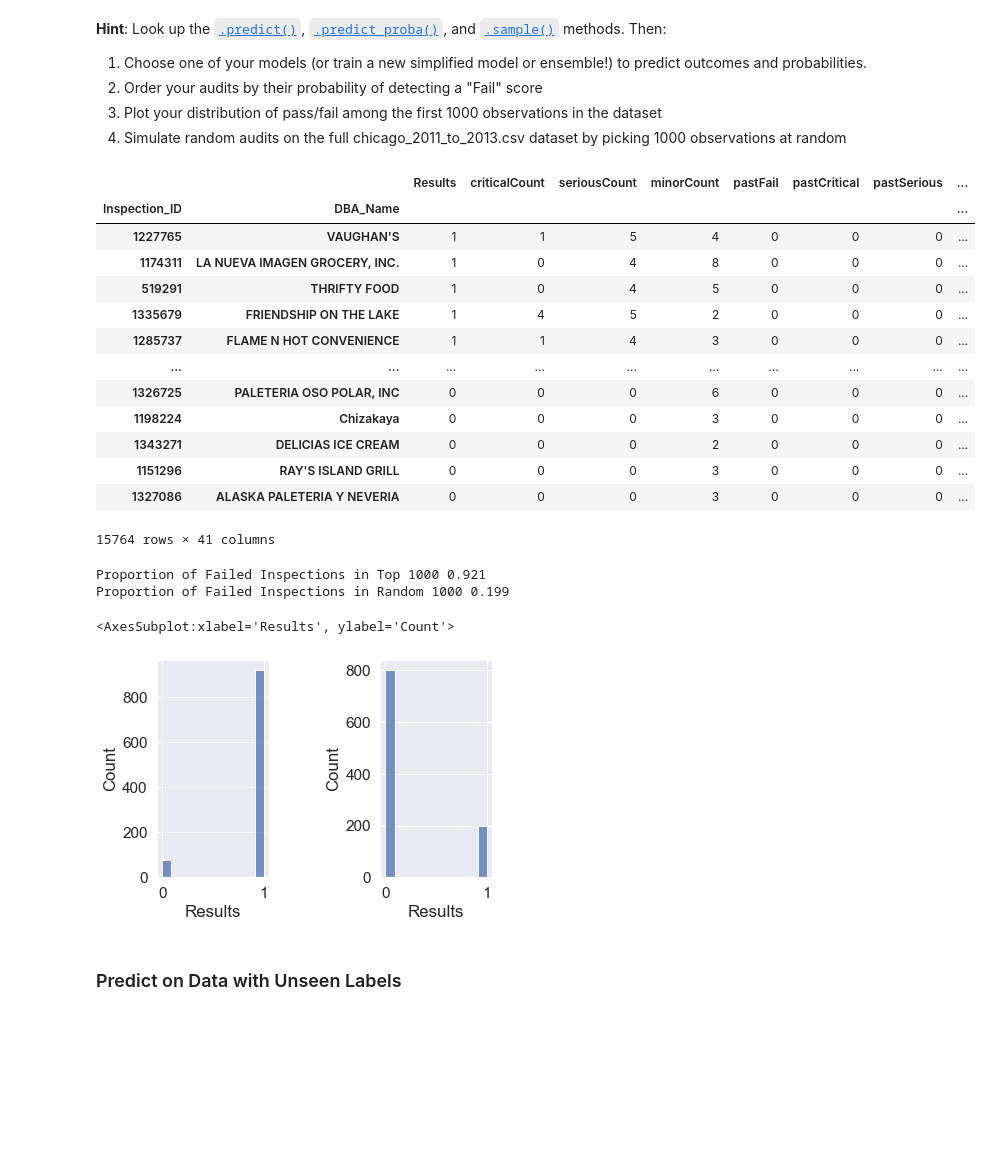
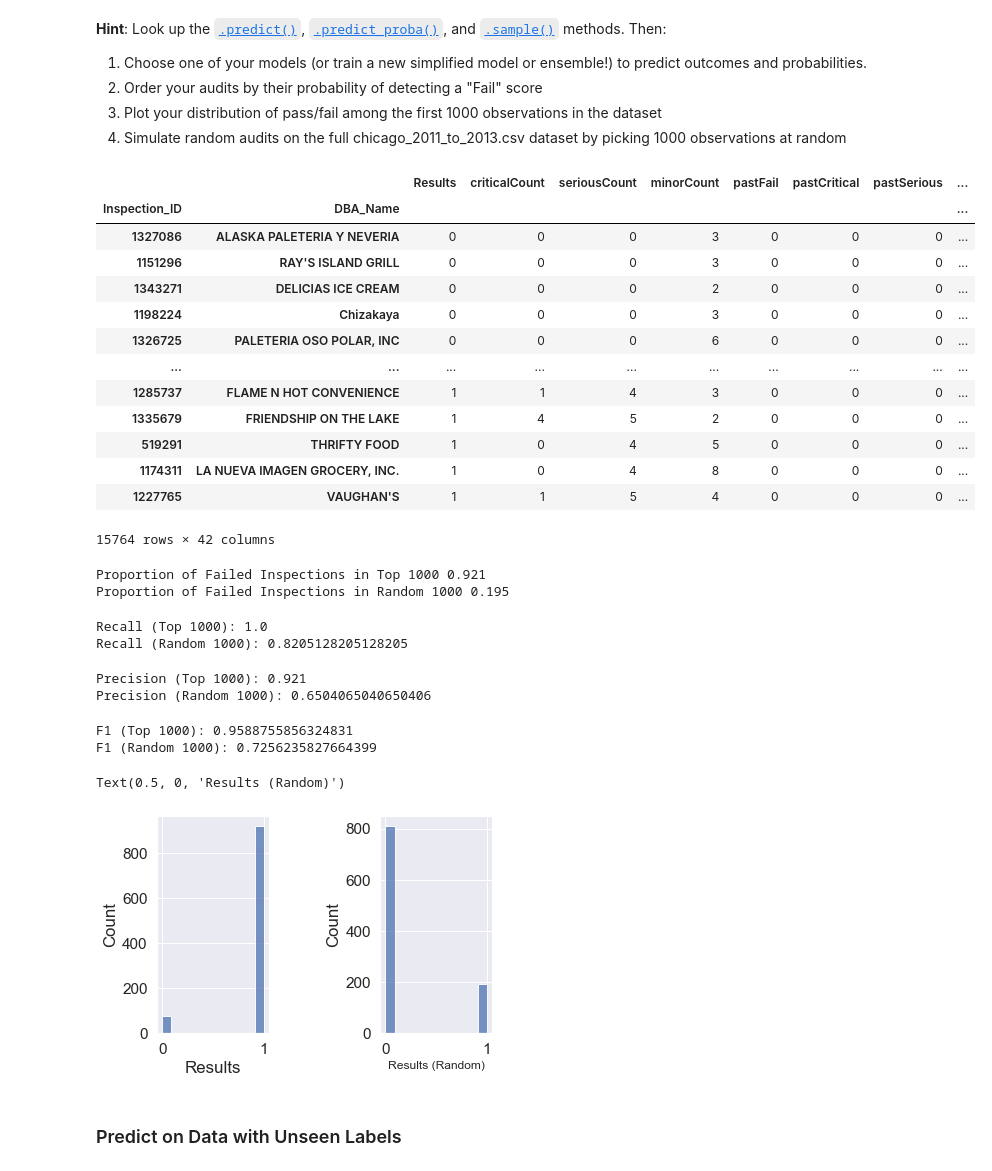
Before and after one commit to lawrence-j-liu/CSS_Project-3_Team-3_Fall-2020, a Jupyter notebook: Project 3 Students.ipynb, the cells around one changed output. Cells and saved outputs as stored; diff of their text form; code cells hidden in the pictures; blank space fills up the shorter version.

Commit message:
Added metrics and finished prediction

```diff
--- a/Project 3 Students.ipynb
+++ b/Project 3 Students.ipynb
@@ -553,36 +561,38 @@ plt.show()
 # %%
 #AR: we should use SVC here, because it has the highest F1 (by a bit?)
 #LL: I agree. F1 aside, would it also be fair to say that we care a bit more about recall than precision here?
 #LL: If so, that would still push us towards SVC, but maybe we could chat more on Wed. about which metric we care most about and why?
 
 #AR: this currently covers steps 1 & 2
 #LL: I did 3 in the next cell
 best_svm = SVC(**svm_grid.cv_results_["params"][best_indexSVM], probability=True)
 
 X_scaled = scaler.fit_transform(X)
 
+prediction = best_svm.fit(X_scaled, y).predict(X_scaled)
 probs = best_svm.fit(X_scaled, y).predict_proba(X_scaled)[:,1]
 
 audit_table = chicago_inspections_2011_to_2013
 
+audit_table["predict"] = prediction
 audit_table["probs"] = probs
 
-audit_table.sort_values("probs")
+audit_table.sort_values("probs", ascending = False)
 # %% [output]
 |  |  | Results | criticalCount | seriousCount | minorCount | pastFail | pastCritical | pastSerious | ... |
 | Inspection_ID | DBA_Name |  |  |  |  |  |  |  | ... |
+| 1327086 | ALASKA PALETERIA Y NEVERIA | 0 | 0 | 0 | 3 | 0 | 0 | 0 | ... |
+| 1151296 | RAY'S ISLAND GRILL | 0 | 0 | 0 | 3 | 0 | 0 | 0 | ... |
+| 1343271 | DELICIAS ICE CREAM | 0 | 0 | 0 | 2 | 0 | 0 | 0 | ... |
+| 1198224 | Chizakaya | 0 | 0 | 0 | 3 | 0 | 0 | 0 | ... |
+| 1326725 | PALETERIA OSO POLAR, INC | 0 | 0 | 0 | 6 | 0 | 0 | 0 | ... |
+| ... | ... | ... | ... | ... | ... | ... | ... | ... | ... |
+| 1285737 | FLAME N HOT CONVENIENCE | 1 | 1 | 4 | 3 | 0 | 0 | 0 | ... |
+| 1335679 | FRIENDSHIP ON THE LAKE | 1 | 4 | 5 | 2 | 0 | 0 | 0 | ... |
+| 519291 | THRIFTY FOOD | 1 | 0 | 4 | 5 | 0 | 0 | 0 | ... |
+| 1174311 | LA NUEVA IMAGEN GROCERY, INC. | 1 | 0 | 4 | 8 | 0 | 0 | 0 | ... |
 | 1227765 | VAUGHAN'S | 1 | 1 | 5 | 4 | 0 | 0 | 0 | ... |
-| 1174311 | LA NUEVA IMAGEN GROCERY, INC. | 1 | 0 | 4 | 8 | 0 | 0 | 0 | ... |
-| 519291 | THRIFTY FOOD | 1 | 0 | 4 | 5 | 0 | 0 | 0 | ... |
-| 1335679 | FRIENDSHIP ON THE LAKE | 1 | 4 | 5 | 2 | 0 | 0 | 0 | ... |
-| 1285737 | FLAME N HOT CONVENIENCE | 1 | 1 | 4 | 3 | 0 | 0 | 0 | ... |
-| ... | ... | ... | ... | ... | ... | ... | ... | ... | ... |
-| 1326725 | PALETERIA OSO POLAR, INC | 0 | 0 | 0 | 6 | 0 | 0 | 0 | ... |
-| 1198224 | Chizakaya | 0 | 0 | 0 | 3 | 0 | 0 | 0 | ... |
-| 1343271 | DELICIAS ICE CREAM | 0 | 0 | 0 | 2 | 0 | 0 | 0 | ... |
-| 1151296 | RAY'S ISLAND GRILL | 0 | 0 | 0 | 3 | 0 | 0 | 0 | ... |
-| 1327086 | ALASKA PALETERIA Y NEVERIA | 0 | 0 | 0 | 3 | 0 | 0 | 0 | ... |
-15764 rows × 41 columns
+15764 rows × 42 columns
 # %%
 audit_table_Top1000 = audit_table.sort_values("probs", ascending=False).head(1000)
 
@@ -596,7 +606,50 @@ audit_table_Random1000 = audit_table.sample(1000)
 print("Proportion of Failed Inspections in Random 1000", audit_table_Random1000['Results'].mean())
 # %% [output]
 Proportion of Failed Inspections in Top 1000 0.921
-Proportion of Failed Inspections in Random 1000 0.199
+Proportion of Failed Inspections in Random 1000 0.195
+# %%
+TP_Top1000 = len(audit_table_Top1000[(audit_table_Top1000['Results'] == 1) & (audit_table_Top1000['predict'] == 1)])
+FN_Top1000 = len(audit_table_Top1000[(audit_table_Top1000['Results'] == 1) & (audit_table_Top1000['predict'] == 0)])
+recall_Top1000 = TP_Top1000/(TP_Top1000+FN_Top1000)
+
+TP_Random1000 = len(audit_table_Random1000[(audit_table_Random1000['Results'] == 1) & (audit_table_Random1000['predict'] == 1)])
+FN_Random1000 = len(audit_table_Random1000[(audit_table_Random1000['Results'] == 1) & (audit_table_Random1000['predict'] == 0)])
+recall_Random1000 = TP_Random1000/(TP_Random1000+FN_Random1000)
+
+print("Recall (Top 1000): " + str(recall_Top1000))
+print("Recall (Random 1000): " + str(recall_Random1000))
+# %% [output]
+Recall (Top 1000): 1.0
+Recall (Random 1000): 0.8205128205128205
+# %%
+## AR: ^ Recall for the top 1000 is 100%, because all of the Results == 1 cases were correctly predicted.
+## However, this doesn't account for the false positives - cases where predicted positive cases are *wrong*
+## So I also tried out Precision. My guess is that from a policy standpoint, Recall is still preferable.
+
+TP_Top1000 = len(audit_table_Top1000[(audit_table_Top1000['Results'] == 1) & (audit_table_Top1000['predict'] == 1)])
+FP_Top1000 = len(audit_table_Top1000[(audit_table_Top1000['Results'] == 0) & (audit_table_Top1000['predict'] == 1)])
+precision_Top1000 = TP_Top1000/(TP_Top1000+FP_Top1000)
+
+TP_Random1000 = len(audit_table_Random1000[(audit_table_Random1000['Results'] == 1) & (audit_table_Random1000['predict'] == 1)])
+FP_Random1000 = len(audit_table_Random1000[(audit_table_Random1000['Results'] == 0) & (audit_table_Random1000['predict'] == 1)])
+precision_Random1000 = TP_Random1000/(TP_Random1000+FP_Random1000)
+
+print("Precision (Top 1000): " + str(precision_Top1000))
+print("Precision (Random 1000): " + str(precision_Random1000))
+# %% [output]
+Precision (Top 1000): 0.921
+Precision (Random 1000): 0.6504065040650406
+# %%
+## F1 Calculation
+
+F1_Top1000 = 2 * (precision_Top1000 * recall_Top1000)/(precision_Top1000 + recall_Top1000)
+F1_Random1000 = 2 * (precision_Random1000 * recall_Random1000)/(precision_Random1000 + recall_Random1000)
+
+print("F1 (Top 1000): " + str(F1_Top1000))
+print("F1 (Random 1000): " + str(F1_Random1000))
+# %% [output]
+F1 (Top 1000): 0.9588755856324831
+F1 (Random 1000): 0.7256235827664399
 # %%
 ##LL: need to figure out how to label these
 
@@ -609,8 +662,8 @@ ax = fig.add_subplot(1, 2, 2)
 sns.histplot(audit_table_Random1000['Results'], ax = ax)
 plt.xlabel('Results (Random)', size=12)
 # %% [output]
-<AxesSubplot:xlabel='Results', ylabel='Count'>
+Text(0.5, 0, 'Results (Random)')
-[figure, old version]
+[figure, new version]
 # %% [markdown]
 ### Predict on Data with Unseen Labels
 # %%
```
Also changed, not shown: parts of 13 cells of this notebook, 1 other file.
